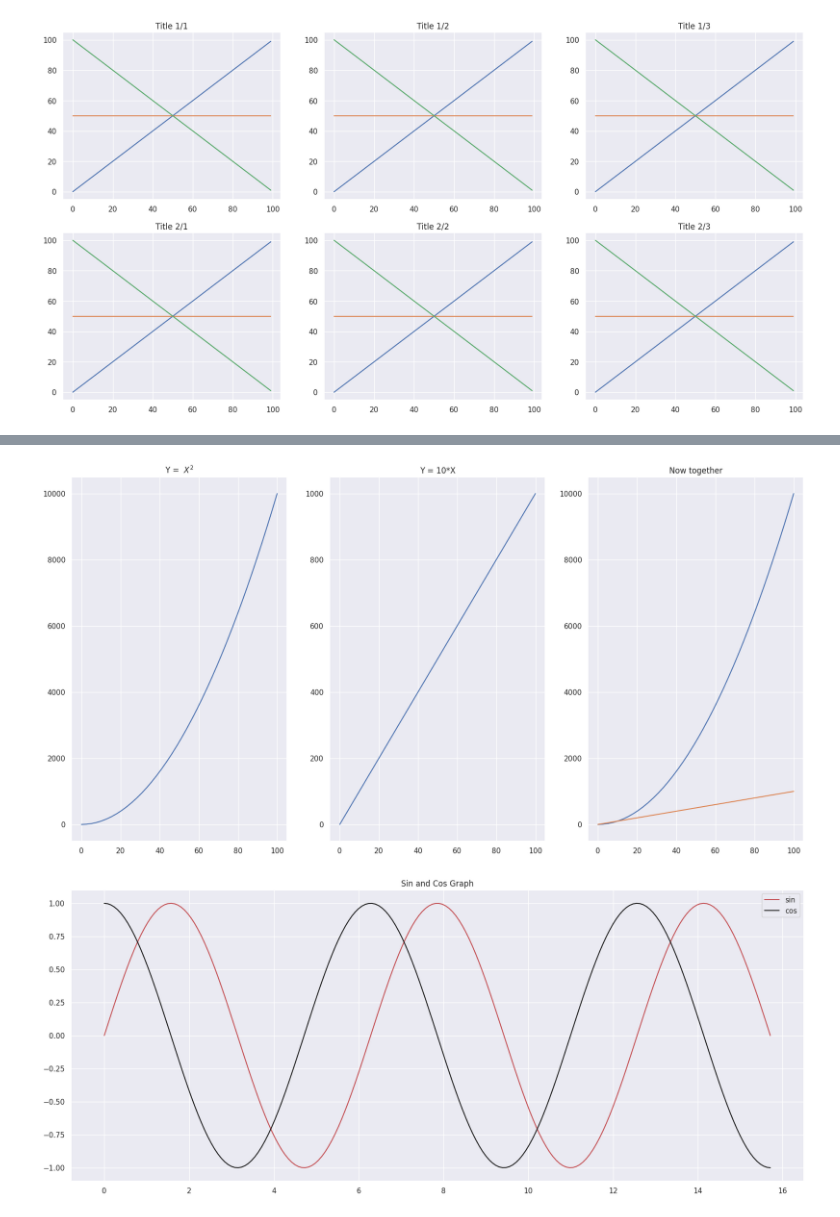
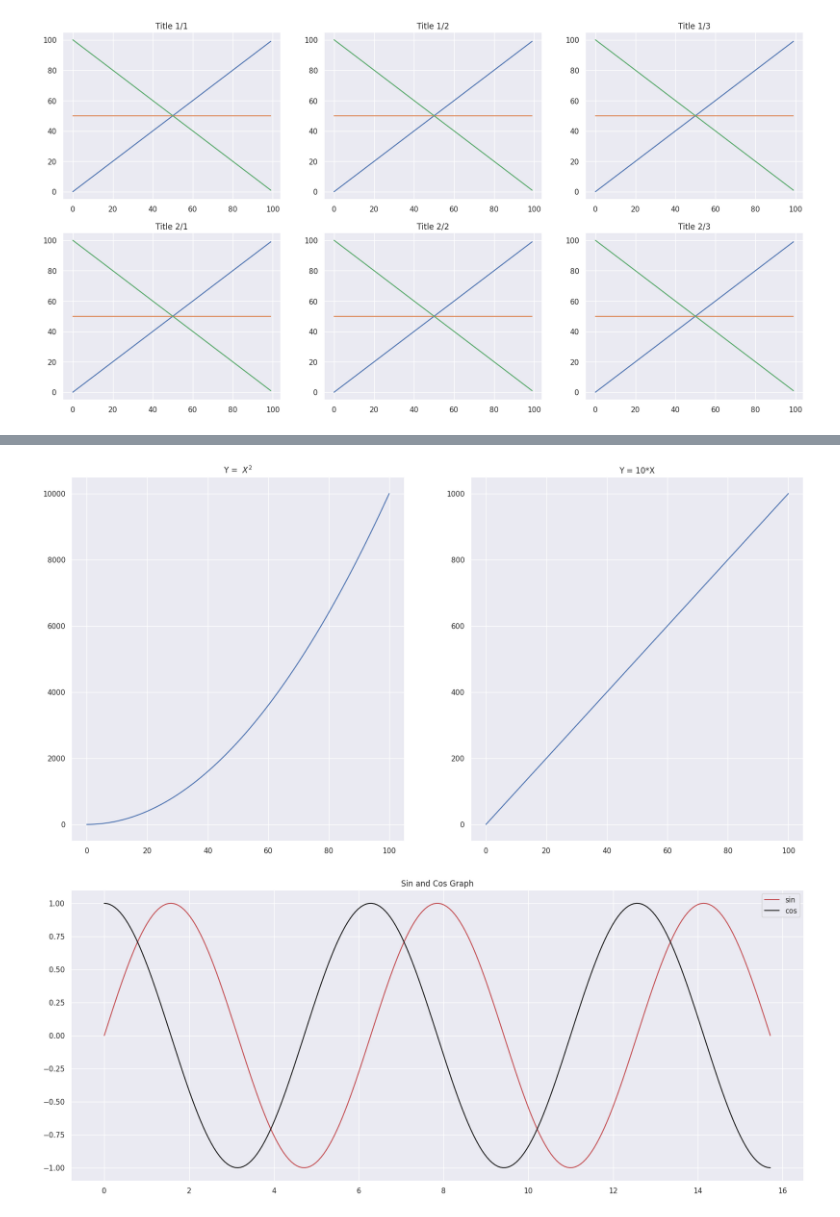
Before and after one commit to garancedeguichen/6, a Jupyter notebook: Data_Modeling_Session7&8.ipynb, the cells around one changed output, grey strips where cells are left out. Cells and saved outputs as stored; diff of their text form; code cells hidden in the pictures.

```diff
--- a/Data_Modeling_Session7&8.ipynb
+++ b/Data_Modeling_Session7&8.ipynb
@@ -664,29 +694,24 @@ plt.show()
 # %%
 import matplotlib.pylab as plt
 import numpy as np
 
-x = np.linspace(0, 100, 40)
+x = np.linspace(0, 100, 400)
 y1 = x**2
 y2 = 10*x
 
 plt.rcParams.update({'font.size': 16})
-fig, axis = plt.subplots(1, 3, figsize=(20, 10), sharey=False)
+fig, axis = plt.subplots(1, 2, figsize=(20, 10), sharey=False)
 
 
 axis[0].set_title("Y =  $X^2$")
 axis[0].plot(x, y1)
 
 axis[1].set_title("Y = 10*X")
 axis[1].plot(x, y2)
 
-axis[2].set_title("Now together")
-axis[2].plot(x, y1)
-axis[2].plot(x, y2)
-
-
 plt.show()
 # %% [output]
-[figure, old version]
+[figure, new version]
 # %%
 import matplotlib.pylab as plt
 import numpy as np
```
Also changed, not shown: parts of 23 cells of this notebook.
